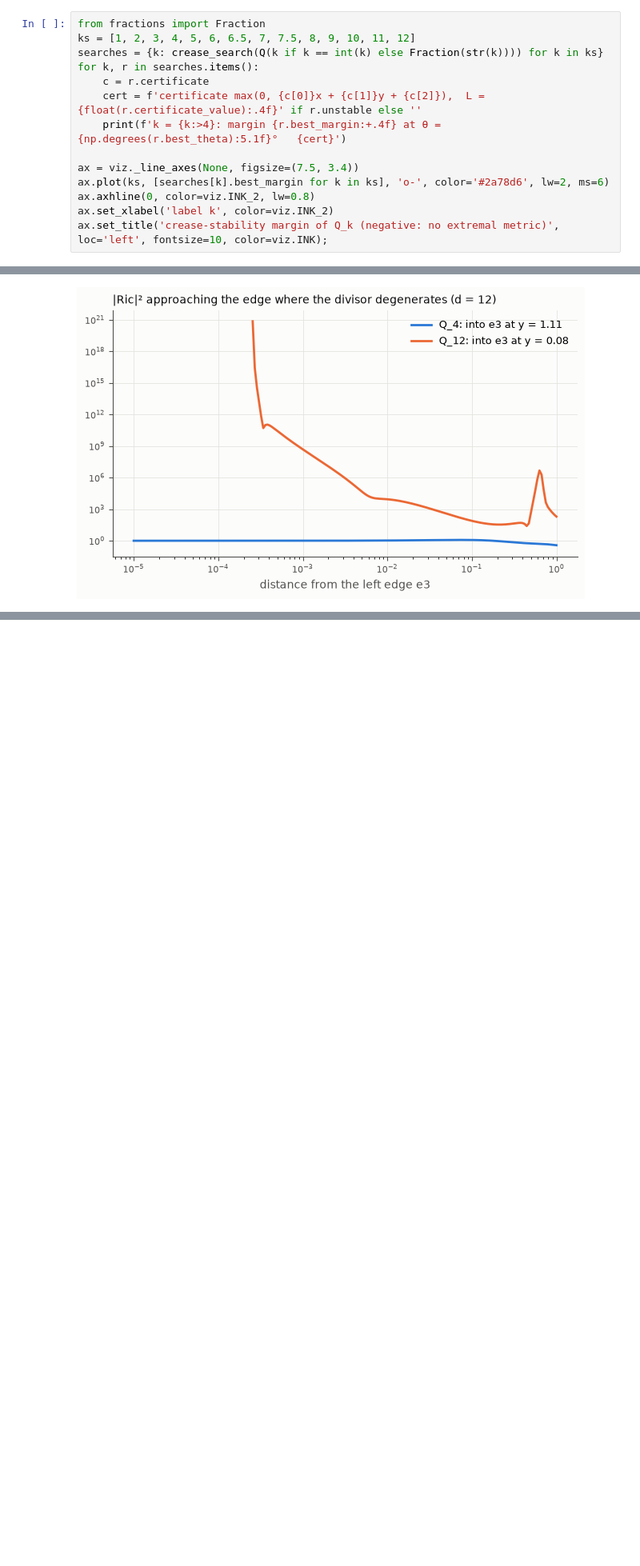
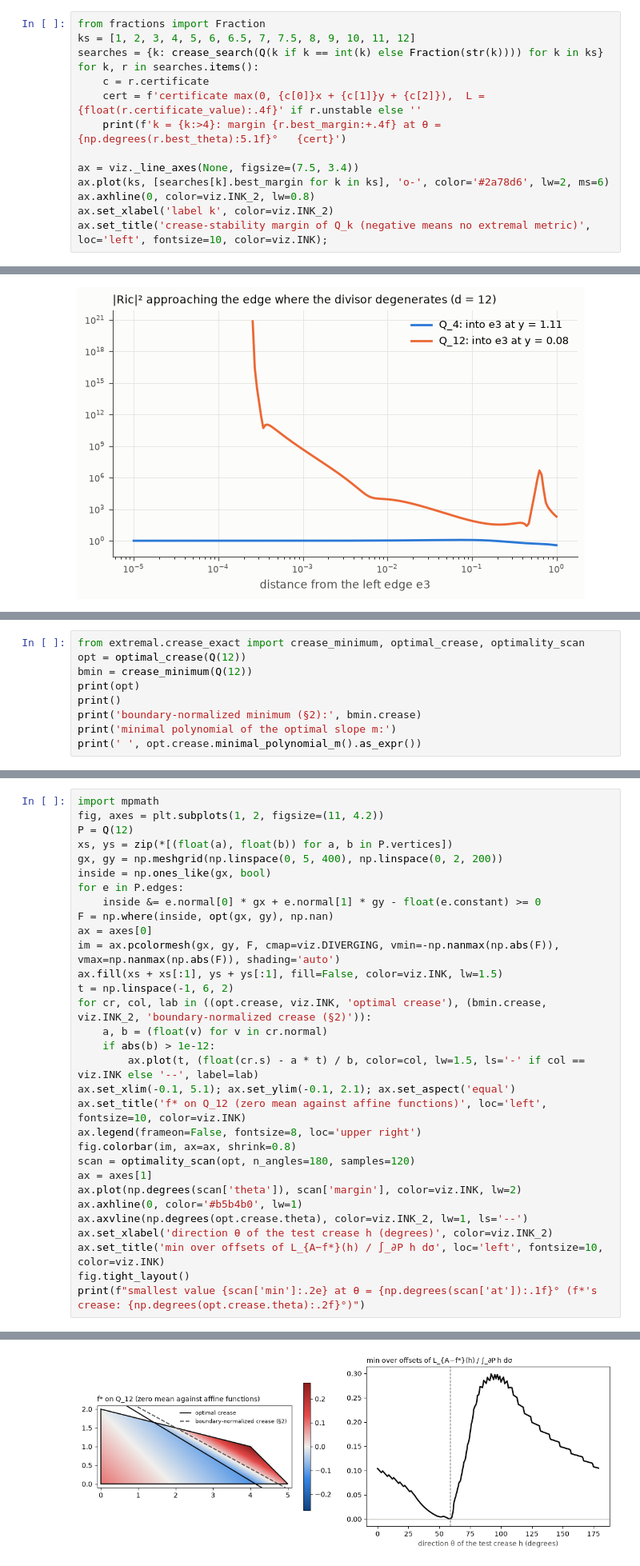
Before and after one commit to lapisetanima/toric-kahlers, a Jupyter notebook: notebooks/03_unstable_orbifold.ipynb, the cells around one changed output, grey strips where cells are left out. Shown at 80% size. Saved outputs shown, nothing was run; the diff lists cells and outputs as text; blank space fills up the shorter version.

```diff
--- a/notebooks/03_unstable_orbifold.ipynb
+++ b/notebooks/03_unstable_orbifold.ipynb
@@ -63,7 +63,7 @@ ax = viz._line_axes(None, figsize=(7.5, 3.4))
 ax.plot(ks, [searches[k].best_margin for k in ks], 'o-', color='#2a78d6', lw=2, ms=6)
 ax.axhline(0, color=viz.INK_2, lw=0.8)
 ax.set_xlabel('label k', color=viz.INK_2)
-ax.set_title('crease-stability margin of Q_k (negative: no extremal metric)', loc='left', fontsize=10, color=viz.INK);
+ax.set_title('crease-stability margin of Q_k (negative means no extremal metric)', loc='left', fontsize=10, color=viz.INK);
 # %% [output]
 k =    1: margin +0.1610 at θ =  60.2°
 k =    2: margin +0.0879 at θ =  56.9°
@@ -207,0 +220,9 @@ ax.legend(frameon=False, fontsize=9);
+# %%
+from extremal.crease_exact import crease_minimum, optimal_crease, optimality_scan
+opt = optimal_crease(Q(12))
+bmin = crease_minimum(Q(12))
+print(opt)
+print()
+print('boundary-normalized minimum (§2):', bmin.crease)
+print('minimal polynomial of the optimal slope m:')
+print(' ', opt.crease.minimal_polynomial_m().as_expr())
@@ -207,0 +241,32 @@ ax.legend(frameon=False, fontsize=9);
+# %%
+import mpmath
+fig, axes = plt.subplots(1, 2, figsize=(11, 4.2))
+P = Q(12)
+xs, ys = zip(*[(float(a), float(b)) for a, b in P.vertices])
+gx, gy = np.meshgrid(np.linspace(0, 5, 400), np.linspace(0, 2, 200))
+inside = np.ones_like(gx, bool)
+for e in P.edges:
+    inside &= e.normal[0] * gx + e.normal[1] * gy - float(e.constant) >= 0
+F = np.where(inside, opt(gx, gy), np.nan)
+ax = axes[0]
+im = ax.pcolormesh(gx, gy, F, cmap=viz.DIVERGING, vmin=-np.nanmax(np.abs(F)), vmax=np.nanmax(np.abs(F)), shading='auto')
+ax.fill(xs + xs[:1], ys + ys[:1], fill=False, color=viz.INK, lw=1.5)
+t = np.linspace(-1, 6, 2)
+for cr, col, lab in ((opt.crease, viz.INK, 'optimal crease'), (bmin.crease, viz.INK_2, 'boundary-normalized crease (§2)')):
+    a, b = (float(v) for v in cr.normal)
+    if abs(b) > 1e-12:
+        ax.plot(t, (float(cr.s) - a * t) / b, color=col, lw=1.5, ls='-' if col == viz.INK else '--', label=lab)
+ax.set_xlim(-0.1, 5.1); ax.set_ylim(-0.1, 2.1); ax.set_aspect('equal')
+ax.set_title('f* on Q_12 (zero mean against affine functions)', loc='left', fontsize=10, color=viz.INK)
+ax.legend(frameon=False, fontsize=8, loc='upper right')
+fig.colorbar(im, ax=ax, shrink=0.8)
+scan = optimality_scan(opt, n_angles=180, samples=120)
+ax = axes[1]
+ax.plot(np.degrees(scan['theta']), scan['margin'], color=viz.INK, lw=2)
+ax.axhline(0, color='#b5b4b0', lw=1)
+ax.axvline(np.degrees(opt.crease.theta), color=viz.INK_2, lw=1, ls='--')
+ax.set_xlabel('direction θ of the test crease h (degrees)', color=viz.INK_2)
+ax.set_title('min over offsets of L_{A−f*}(h) / ∫_∂P h dσ', loc='left', fontsize=10, color=viz.INK)
+fig.tight_layout()
+print(f"smallest value {scan['min']:.2e} at θ = {np.degrees(scan['at']):.1f}° (f*'s crease: {np.degrees(opt.crease.theta):.2f}°)")
+# %% [output]
@@ -207,0 +274 @@ ax.legend(frameon=False, fontsize=9);
+[figure, added]
```
Also changed, not shown: parts of 9 cells of this notebook, 7 other files.
